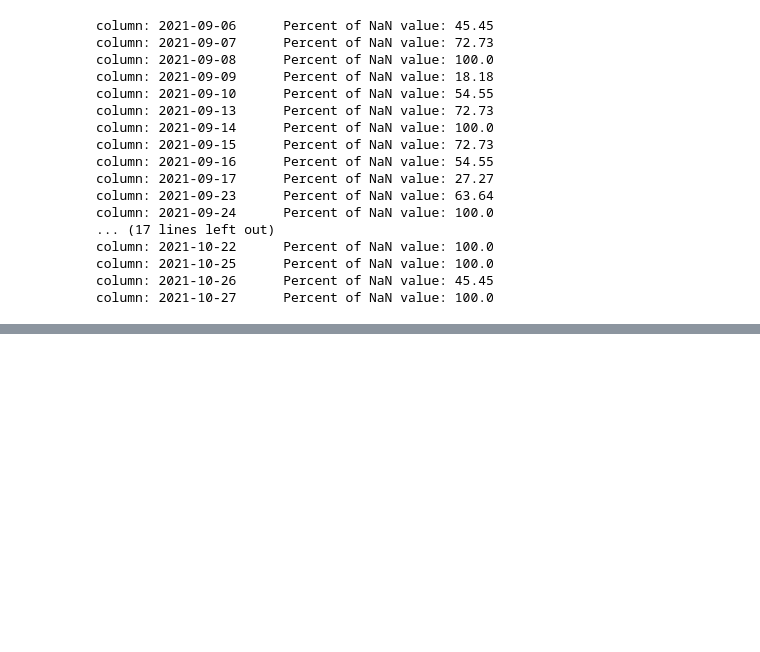
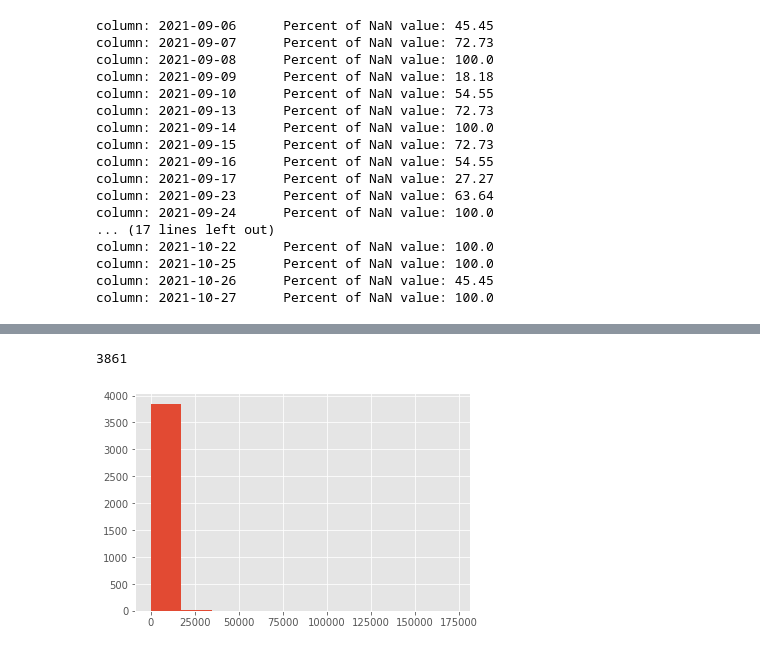
Before and after one commit to bigdataleeky/python, a Jupyter notebook: 20220525/2022525 실습과제.ipynb, the cells around one changed output, grey strips where cells are left out. Drawn from its saved outputs; the diff is of its cells as text; code cells hidden in the pictures; blank space fills up the shorter version.

```diff
--- a/20220525/2022525 실습과제.ipynb
+++ b/20220525/2022525 실습과제.ipynb
@@ -590,0 +635,11 @@ history = Lstm_AE_3.fit(x_train, y_train,epochs=epochs, batch_size=batch,
+# %%
+# 임계치를 75%로 제한 했을때 thresholds 보다 작을때(비정상)
+fig = plt.figure()
+ax = fig.add_subplot(111)
+fraud_error_df = error_df[error_df['reconstruction_error']>thr]
+print(len(fraud_error_df))
+ax.hist(fraud_error_df.reconstruction_error.values,bins=10)
+plt.show()
+# %% [output]
+3861
+[figure, added]
```
Also changed, not shown: parts of 63 cells of this notebook, 1 other file.
